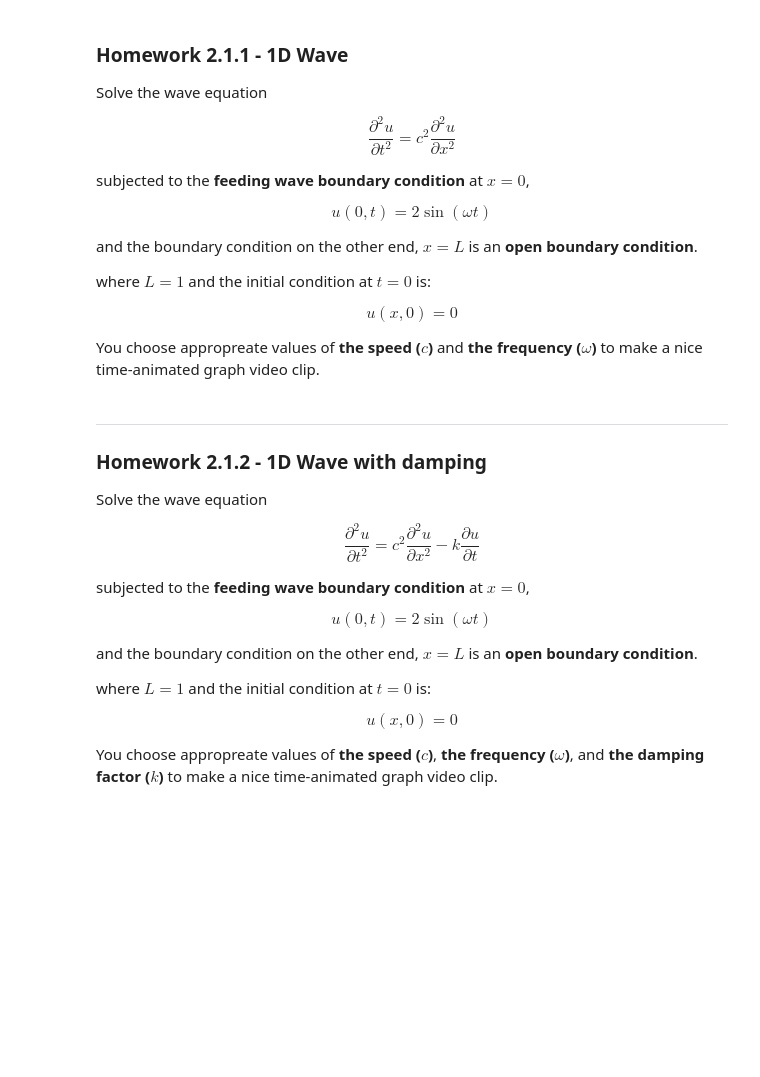
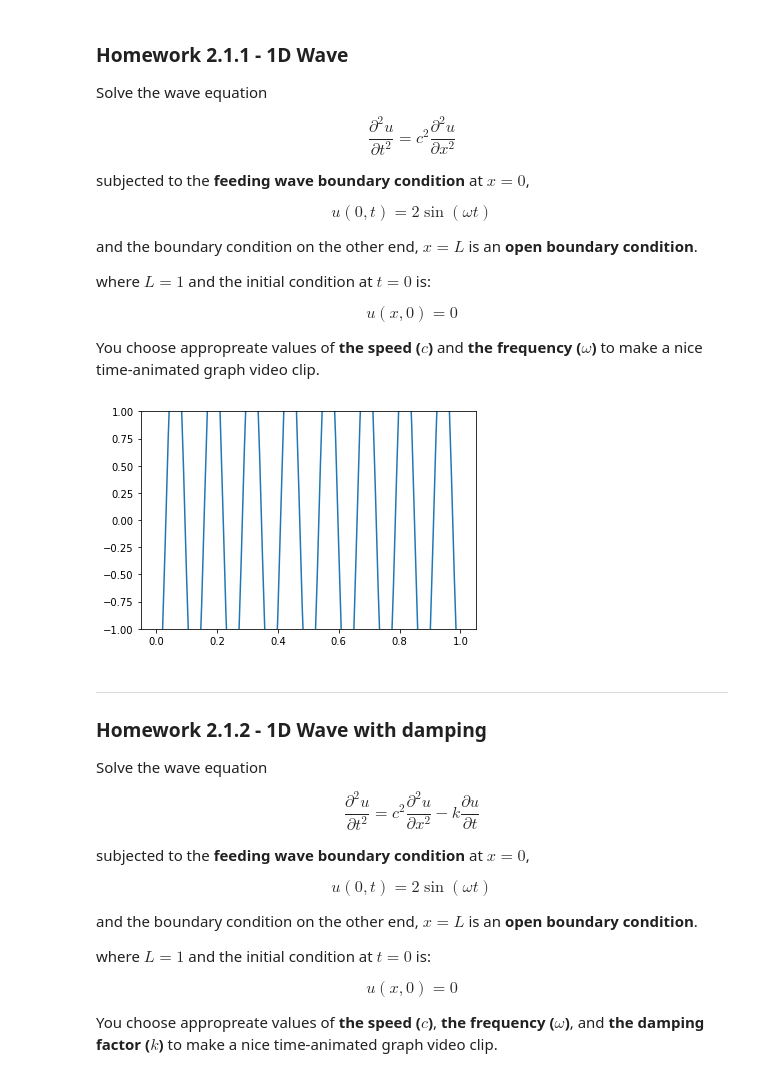
Before and after one commit to ikkyusan193/ssm, a Jupyter notebook: Homework/Homework 2.1.ipynb, the cells around one changed output. Cells and saved outputs as stored; diff of their text form; code cells hidden in the pictures; blank space fills up the shorter version.

Commit message:
done all need to fix 2.2 graph speed

```diff
--- a/Homework/Homework 2.1.ipynb
+++ b/Homework/Homework 2.1.ipynb
@@ -21,6 +21,70 @@ import numpy as np
 import math
 import matplotlib.pyplot as plt
 import matplotlib.animation as animation
+# %%
+# Set up an array of ux0
+size = 100
+L = 1
+x = np.linspace(0, L, size+1, endpoint=True)
+Ux0 = 0*x
+
+# ensuring both ends are fixed at zero
+Ux0[0] = 0
+Ux0[size] = 0
+
+Uold = Ux0
+# Set up initial condition for the time derivative at t = 0
+dUx0 = np.zeros(size+1)
+
+#omega <--- frequency of the wave, if high = barcode plot
+w = 0.5
+
+#from finite equation
+dt = 0.01 # Set up time step size
+dh = L / size # Spatial step size
+c = 1 # Speed of wave
+eps = ((dt*c/dh)**2) #epsilon
+
+# keep this
+# Calculate time step j = 1
+Uxj = np.zeros(size+1)
+for i in np.linspace(1, 99, 99, dtype=int):
+    Uxj[i] = 0.5*eps*(Ux0[i+1] + Ux0[i-1]) + (1. - eps)*(Ux0[i]) + dt * dUx0[i]
+
+UAll = np.array([Uxj])
+fig1 = plt.figure()
+l = plt.plot(x, Uxj)
+axes = plt.gca()
+axes.set_ylim([-1,1])
+
+for j in range(200):
+    Unew = np.zeros(size+1)
+    Unew[0] = 2*np.sin(w*j) #feeding wave conditions, x= 0
+#     Unew[size] = 0 #open condition where x = L
+    Unew[size] = Uxj[100] - c *(Uxj[100] - Uxj[100-1]) #this is open condition where x = L, credit philippe
+    for i in np.linspace(1, 99, 99, dtype=int):
+        Unew[i] = eps*(Uxj[i+1] + Uxj[i-1]) + 2.*(1. - eps)*Uxj[i] - Uold[i]
+    Uold = Uxj
+    Uxj = Unew
+    UAll = np.vstack([UAll, Unew]) #make it 2d-array
+    #if j > 30:
+    #    plt.plot(x, Unew)
+
+
+    #Uxj = u, changing i
+    #Unew = u_i,j+1
+
+
+def update_line(num, line):
+    line.set_data(x, UAll[num])
+    return line,
+
+line_ani = animation.FuncAnimation(fig1, update_line, 200, fargs=(l), interval=20, blit=True)
+writergif = animation.PillowWriter(fps=30)
+line_ani.save('1DWave.gif',writer=writergif)
+plt.show()
+# %% [output]
+[figure, added]
 # %% [markdown]
 ___
 ### Homework 2.1.2 - 1D Wave with damping
```
Also changed, not shown: parts of 1 cell of this notebook, 6 other files.
